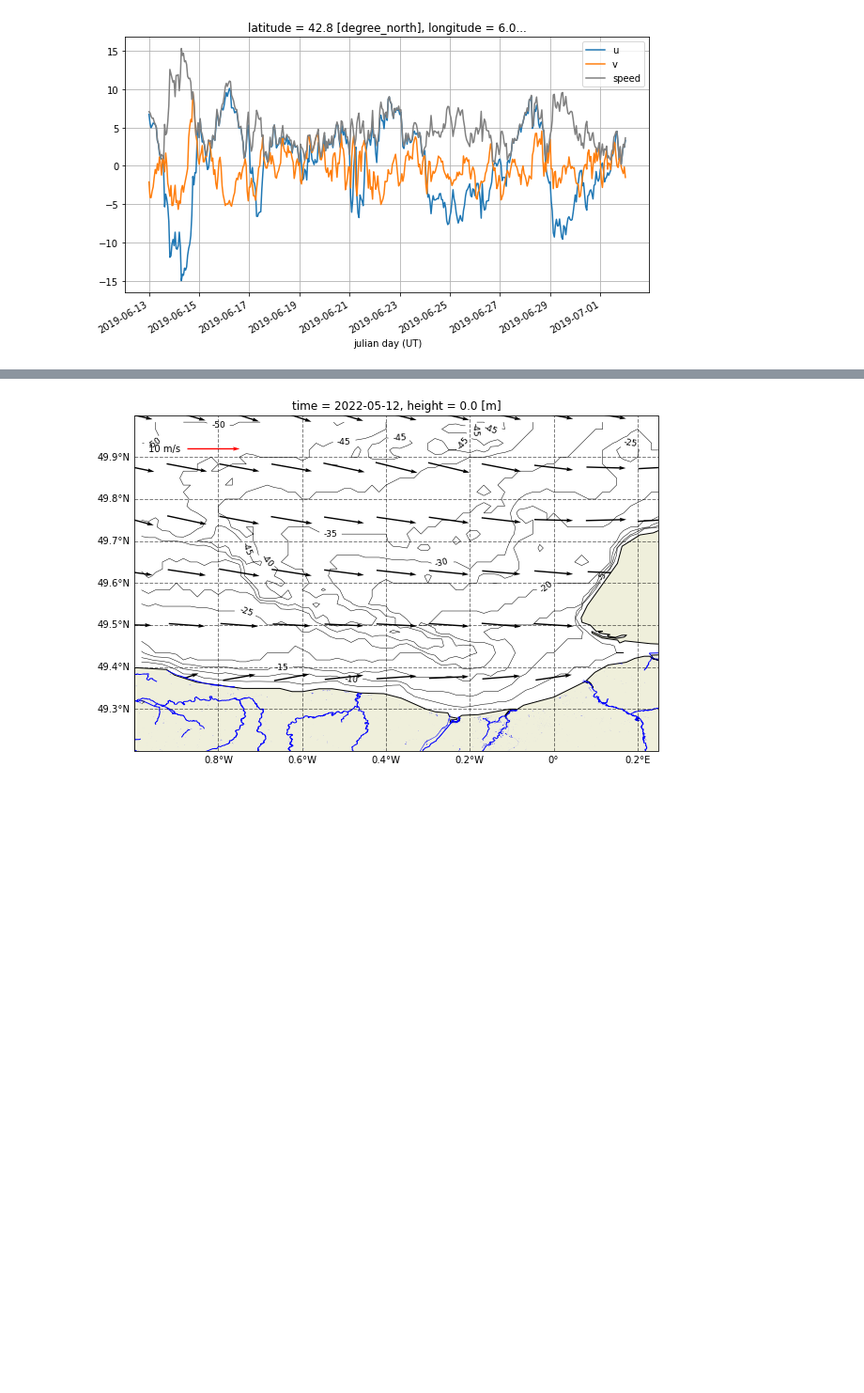
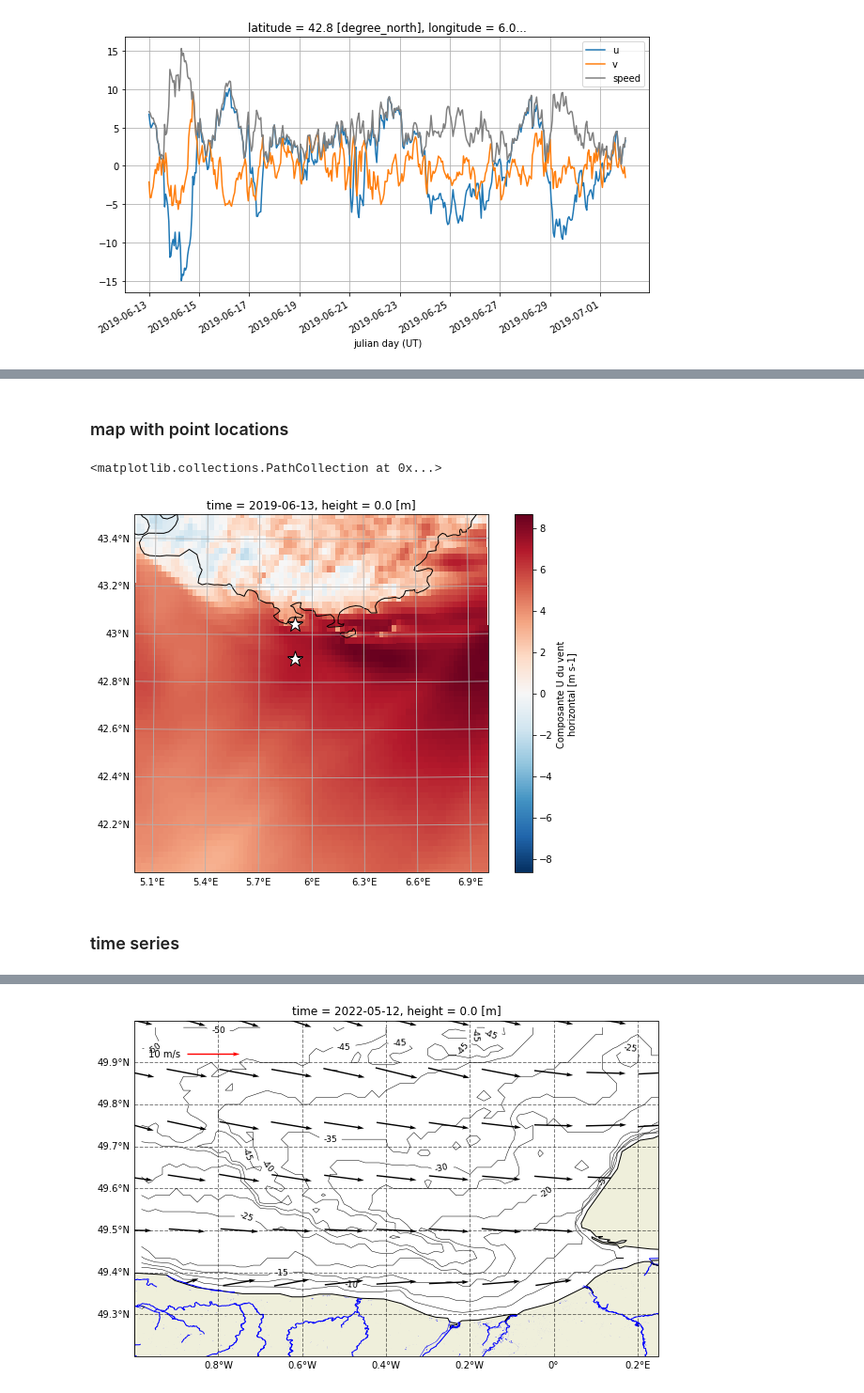
Before and after one commit to apatlpo/das_work, a Jupyter notebook: hydrology/wind.ipynb, the cells around one changed output, grey strips where cells are left out. Shown at 94% size. Cells and saved outputs as stored; diff of their text form; code cells hidden in the pictures; blank space fills up the shorter version.

```diff
--- a/hydrology/wind.ipynb
+++ b/hydrology/wind.ipynb
@@ -158,0 +187,22 @@ ax.legend()
+# %%
+deployment = '2019_summer_toulon'
+
+# define points of interest
+lonp = [5.904, 5.904]
+latp = [43.045, 42.9]
+labels = ["nearshore", "offshore"]
+
+
+# load info
+dinfo = deployments[deployment]
+raw_data_dir = hy.raw_dir(deployment)
+processed_data_dir = hy.processed_dir(deployment)
+
+# load arome data
+ds = xr.open_dataset(os.path.join(processed_data_dir, "wind_arome.nc"))
+
+dsp = xr.Dataset(dict(lon=("point", lonp), lat=("point", latp)))
+dsp = ds.interp(longitude=dsp.lon, latitude=dsp.lat).assign_coords(point=("point", labels))
+dsp["speed10m"] = np.sqrt(dsp.u10m**2+dsp.v10m**2)
+dsp["stress"] = np.sqrt(dsp.ustress**2+dsp.vstress**2)
+dsp
@@ -158,0 +227,17 @@ ax.legend()
+# %% [markdown]
+### map with point locations
+# %%
+_ds = ds.isel(time=0)
+fig, ax = plot_map(_ds.u10m)
+
+ax.scatter(x=dsp.longitude, y=dsp.latitude,
+           s=300,
+           facecolor="w",
+           edgecolor="k",
+           marker="*",
+           transform=ccrs.PlateCarree())
+# %% [output]
+<matplotlib.collections.PathCollection at 0x...>
+[figure, added]
+# %% [markdown]
+### time series
```
Also changed, not shown: parts of 10 cells of this notebook, 2 other files.
